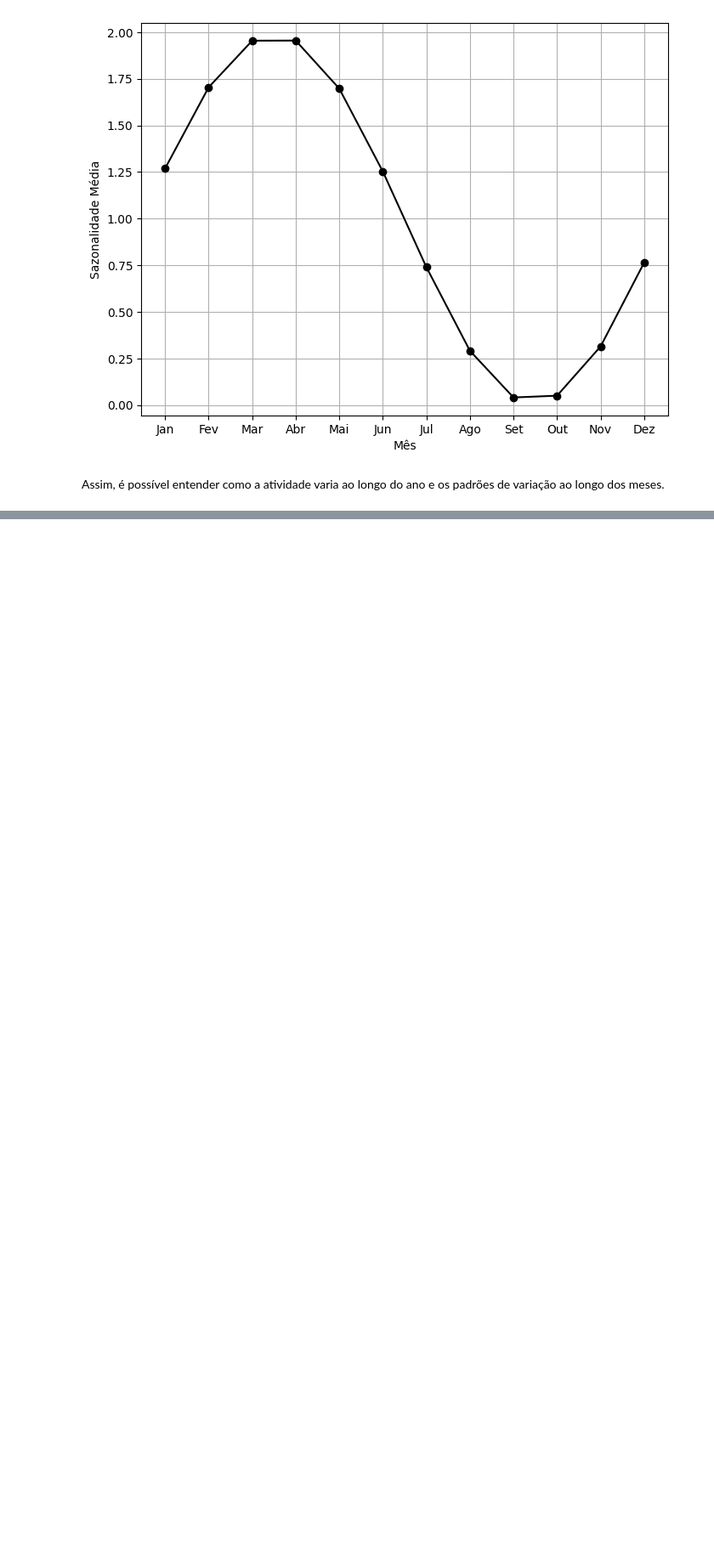
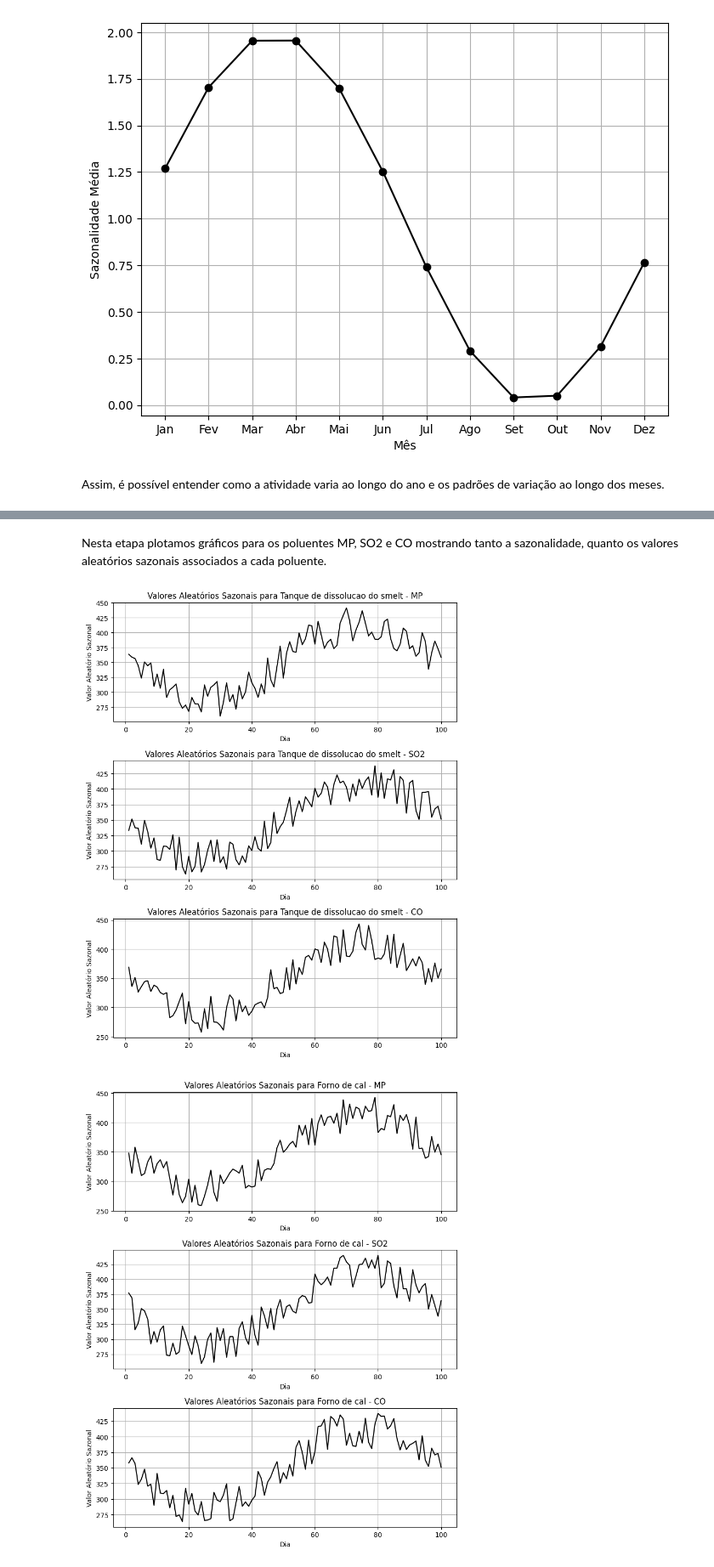
Before and after one commit to BarbaraGirardi07/ENS5173_Barbara, a Jupyter notebook: Atividade01_Parte01.ipynb, the cells around one changed output, grey strips where cells are left out. Shown at 85% size. Cells and saved outputs as stored; diff of their text form; code cells hidden in the pictures; blank space fills up the shorter version.

```diff
--- a/Atividade01_Parte01.ipynb
+++ b/Atividade01_Parte01.ipynb
@@ -324,0 +353,39 @@ Agora iremos utilizar os dados das emissões em ton/dia para fazer o cálculo co
+# %% [markdown]
+Nesta etapa plotamos gráficos para os poluentes MP, SO2 e CO mostrando tanto a sazonalidade, quanto os valores aleatórios sazonais associados a cada poluente.
+# %%
+caminhofe = "C:\\Users\\Acer\\Desktop\\ENS5173_Barbara\\ENS5173_Barbara\\tabelas\\FE\\chpt_10_2.csv"
+df = pd.read_csv(caminhofe)
+
+n = 100  # Tamanho dos dados
+atvMax = 191  # Atividade máxima
+atvMin = 128  # Atividade mínima
+dias = np.arange(1, n+1)  # Dias
+
+# Lista de poluentes
+poluentes = ['MP', 'SO2', 'CO']
+
+# Para cada fonte de emissão, vamos criar os gráficos
+for source in fe['Source'].unique():
+    # Criando o gráfico
+    fig, axs = plt.subplots(3, 1, figsize=(8, 10))
+
+    # Para cada poluente, vamos gerar os valores aleatórios com sazonalidade senoidal
+    for i, poluente in enumerate(poluentes):
+        # Criando a sazonalidade senoidal
+        sazonalidade = atvMax - (atvMax - atvMin) * np.sin(2 * np.pi * dias / n)
+
+        # Gerando valores aleatórios com sazonalidade senoidal
+        aleatorioSazonal = (atvMax - atvMin) * np.random.rand(n) + atvMin + sazonalidade
+
+        # Plotando o gráfico dos valores aleatórios com sazonalidade
+        axs[i].plot(dias, aleatorioSazonal, color='black')
+        axs[i].set_title('Valores Aleatórios Sazonais para {} - {}'.format(source, poluente))
+        axs[i].set_xlabel('Dia')
+        axs[i].set_ylabel('Valor Aleatório Sazonal')
+        axs[i].grid(True)
+
+    plt.tight_layout()
+    plt.show()
+# %% [output]
+[figure, added]
+[figure, added]
```
Also changed, not shown: parts of 7 cells of this notebook.
